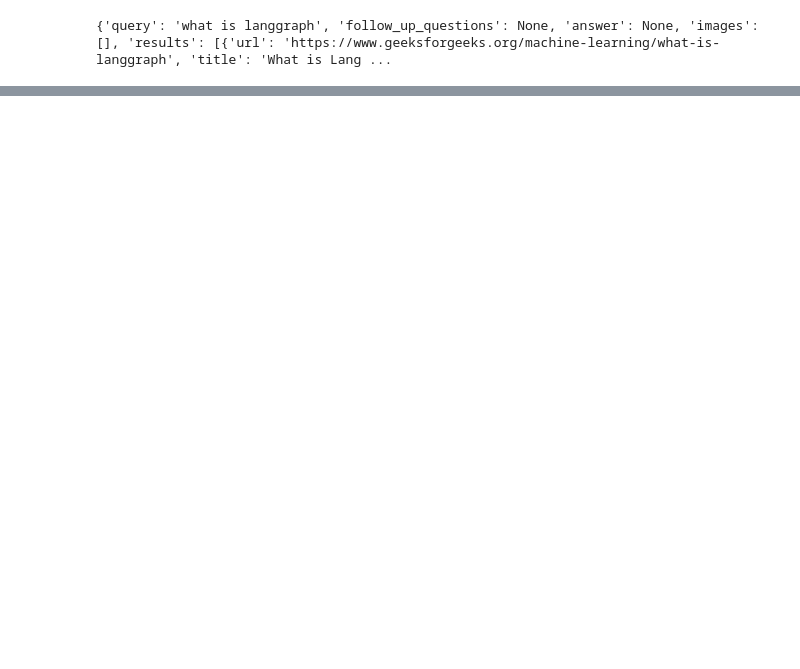
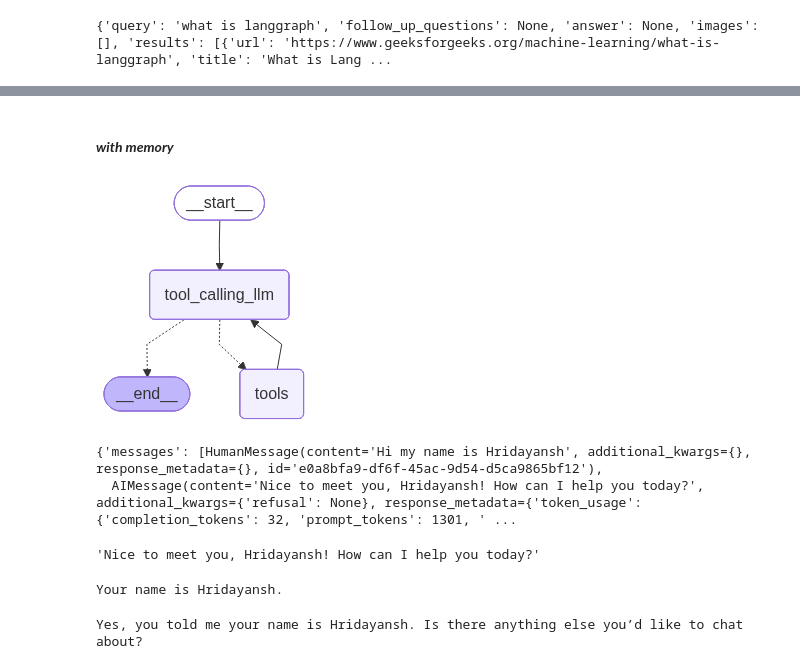
Before and after one commit to Hridayansh018/rag-basics, a Jupyter notebook: langgraph-tutorial/chatbot/chatboot.ipynb, the cells around one changed output, grey strips where cells are left out. Cells and saved outputs as stored; diff of their text form; code cells hidden in the pictures; blank space fills up the shorter version.

```diff
--- a/langgraph-tutorial/chatbot/chatboot.ipynb
+++ b/langgraph-tutorial/chatbot/chatboot.ipynb
@@ -88,0 +273,62 @@ ValidationError: 1 validation error for TavilySearchAPIWrapper
+# %% [markdown]
+#### ***with memory***
+# %%
+from langgraph.graph import StateGraph,START,END
+from langgraph.prebuilt import ToolNode
+from langgraph.prebuilt import tools_condition
+from langgraph.checkpoint.memory import MemorySaver #this will be used for memory
+
+
+memory = MemorySaver() #initialize checkpointer
+
+## Node definition
+def tool_calling_llm(state:State):
+    return {"messages":[llm_with_tool.invoke(state["messages"])]}
+
+builder=StateGraph(State)
+builder.add_node("tool_calling_llm",tool_calling_llm)
+builder.add_node("tools",ToolNode(tools))
+
+## Add Edges
+builder.add_edge(START, "tool_calling_llm")
+builder.add_conditional_edges(
+    "tool_calling_llm",
+    # If the latest message (result) from assistant is a tool call -> tools_condition routes to tools
+    # If the latest message (result) from assistant is a not a tool call -> tools_condition routes to END
+    tools_condition
+)
+
+builder.add_edge("tools","tool_calling_llm")
+
+## compile the graph
+graph=builder.compile(checkpointer=memory)
+
+from IPython.display import Image, display
+display(Image(graph.get_graph().draw_mermaid_png()))
+# %% [output]
+[figure, added]
+# %%
+config={"configurable":{"thread_id":"1"}}
+
+response=graph.invoke({"messages":"Hi my name is Hridayansh"},config=config)
+
+response
+# %% [output]
+{'messages': [HumanMessage(content='Hi my name is Hridayansh', additional_kwargs={}, response_metadata={}, id='e0a8bfa9-df6f-45ac-9d54-d5ca9865bf12'),
+  AIMessage(content='Nice to meet you, Hridayansh! How can I help you today?', additional_kwargs={'refusal': None}, response_metadata={'token_usage': {'completion_tokens': 32, 'prompt_tokens': 1301, ' ...
+# %%
+response['messages'][-1].content
+# %% [output]
+'Nice to meet you, Hridayansh! How can I help you today?'
+# %%
+response=graph.invoke({"messages":"Hey what is my name"},config=config)
+
+print(response['messages'][-1].content)
+# %% [output]
+Your name is Hridayansh.
+# %%
+response=graph.invoke({"messages":"Hey do you remember my name"},config=config)
+
+print(response['messages'][-1].content)
+# %% [output]
+Yes, you told me your name is Hridayansh. Is there anything else you’d like to chat about?
```
Also changed, not shown: parts of 20 cells of this notebook.
